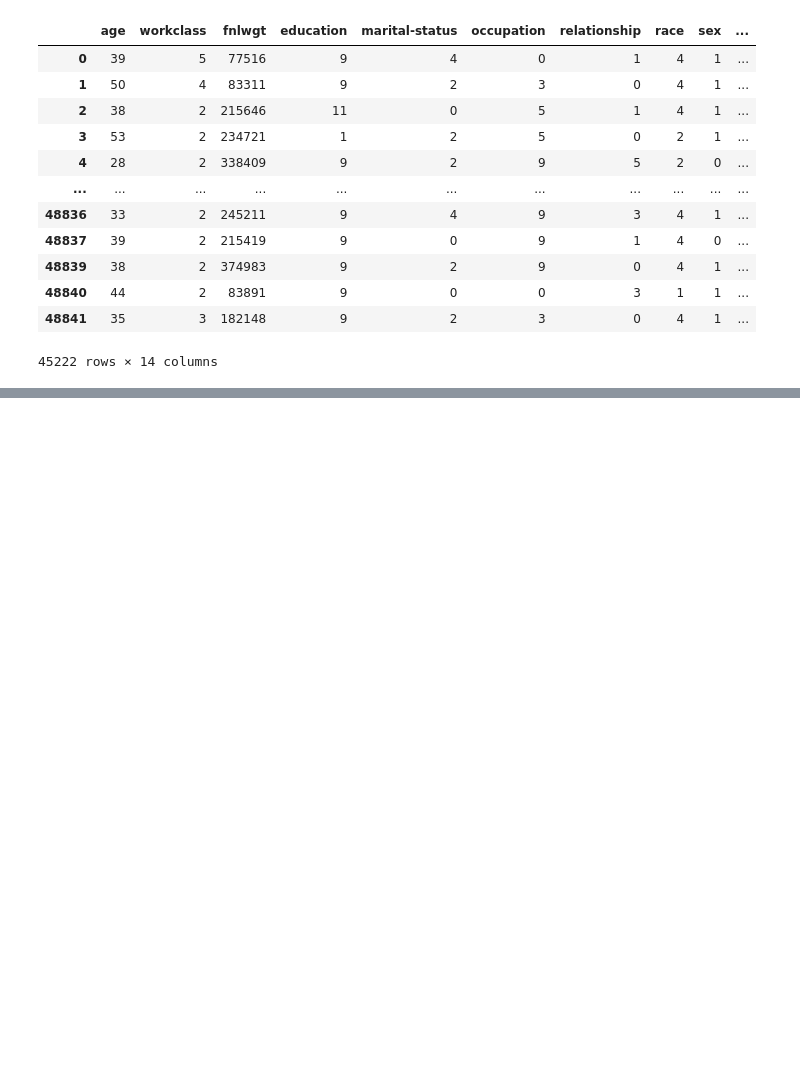
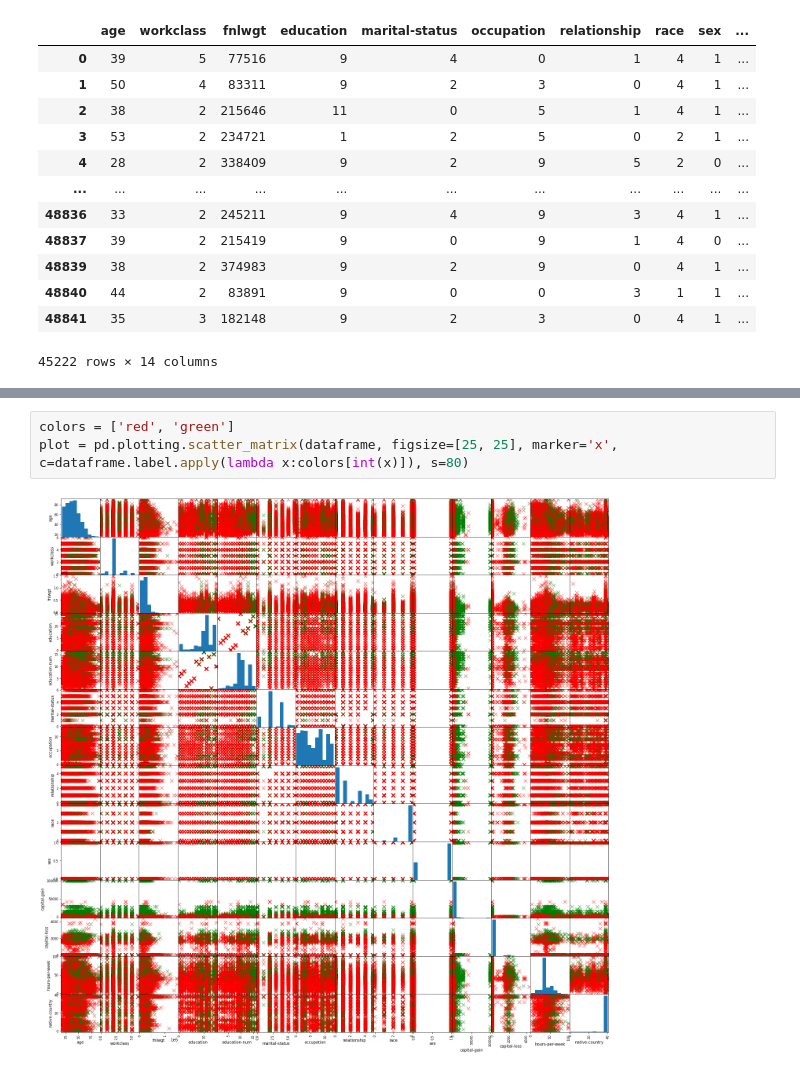
Before and after one commit to Bhargavi19/AdultDatasetAnalysis, a Jupyter notebook: Bivariate_Analysis.ipynb, the cells around one changed output, grey strips where cells are left out. Saved outputs shown, nothing was run; the diff lists cells and outputs as text; blank space fills up the shorter version.

```diff
--- a/Bivariate_Analysis.ipynb
+++ b/Bivariate_Analysis.ipynb
@@ -59,0 +69,5 @@ dataframe.corr()
+# %%
+colors = ['red', 'green']
+plot = pd.plotting.scatter_matrix(dataframe, figsize=[25, 25], marker='x', c=dataframe.label.apply(lambda x:colors[int(x)]), s=80)
+# %% [output]
+[figure, added]
```
Also changed, not shown: parts of 2 cells of this notebook, 1 other file.
